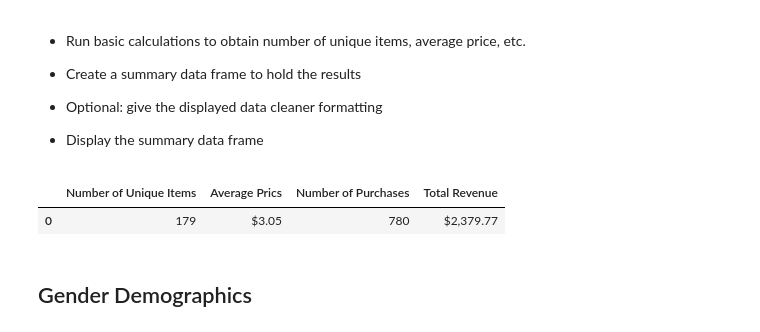
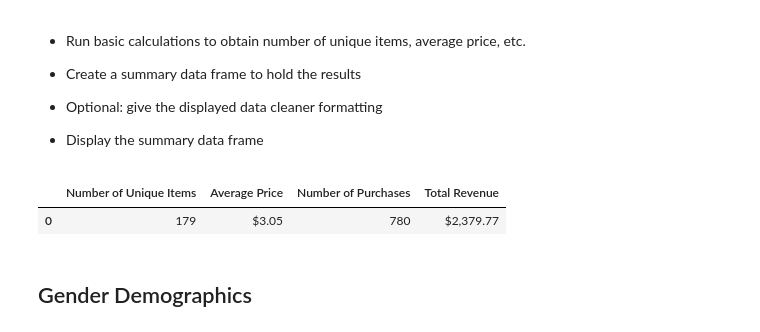
Before and after one commit to dpage02/pandas-challenge, a Jupyter notebook: HeroesOfPymoli/HeroesOfPymoli_starter.ipynb, the cells around one changed output. Saved outputs shown, nothing was run; the diff lists cells and outputs as text; code cells hidden in the pictures.

```diff
--- a/HeroesOfPymoli/HeroesOfPymoli_starter.ipynb
+++ b/HeroesOfPymoli/HeroesOfPymoli_starter.ipynb
@@ -49,20 +50,23 @@ total_players_df.head()
 
 * Display the summary data frame
 # %%
+# getting unique items, count, average price, and total revenue
 unique_items = len(purchase_data["Item ID"].unique())
 numbers_purchased = purchase_data["Item ID"].count()
 avg_price = purchase_data["Price"].mean()
 total_revenue = purchase_data["Price"].sum(axis=0)
 
+# changing format of floats for money
 pd.options.display.float_format = '${:,.2f}'.format
 
+# creating DataFrame
 purchasing_analysis_df = pd.DataFrame({"Number of Unique Items":[unique_items],
-                                      "Average Prics":[avg_price],
+                                      "Average Price":[avg_price],
                                       "Number of Purchases":[numbers_purchased],
                                       "Total Revenue":[total_revenue]})
 purchasing_analysis_df
 # %% [output]
-|  | Number of Unique Items | Average Prics | Number of Purchases | Total Revenue |
+|  | Number of Unique Items | Average Price | Number of Purchases | Total Revenue |
 | 0 | 179 | $3.05 | 780 | $2,379.77 |
 # %% [markdown]
 ## Gender Demographics
```
Also changed, not shown: parts of 8 cells of this notebook.
